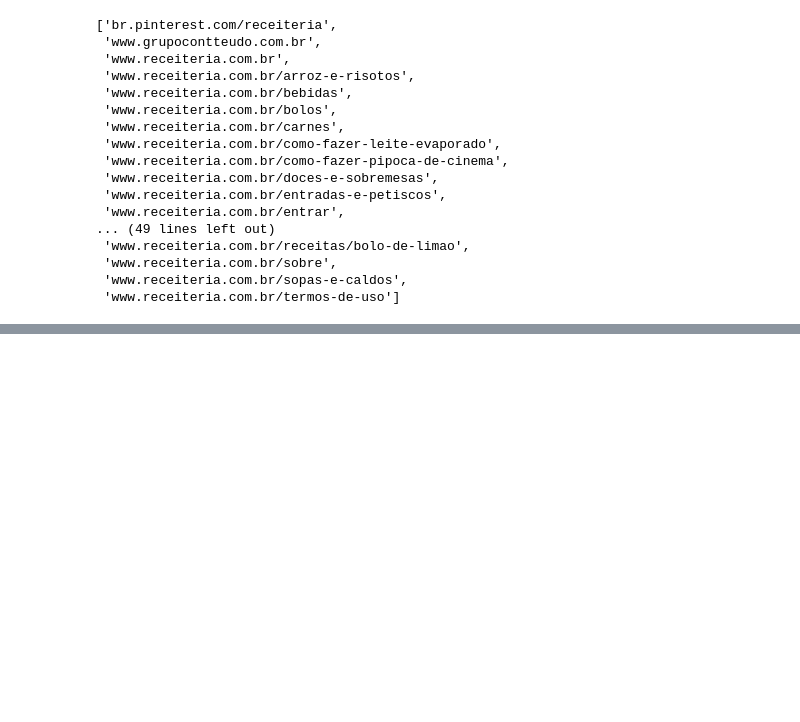
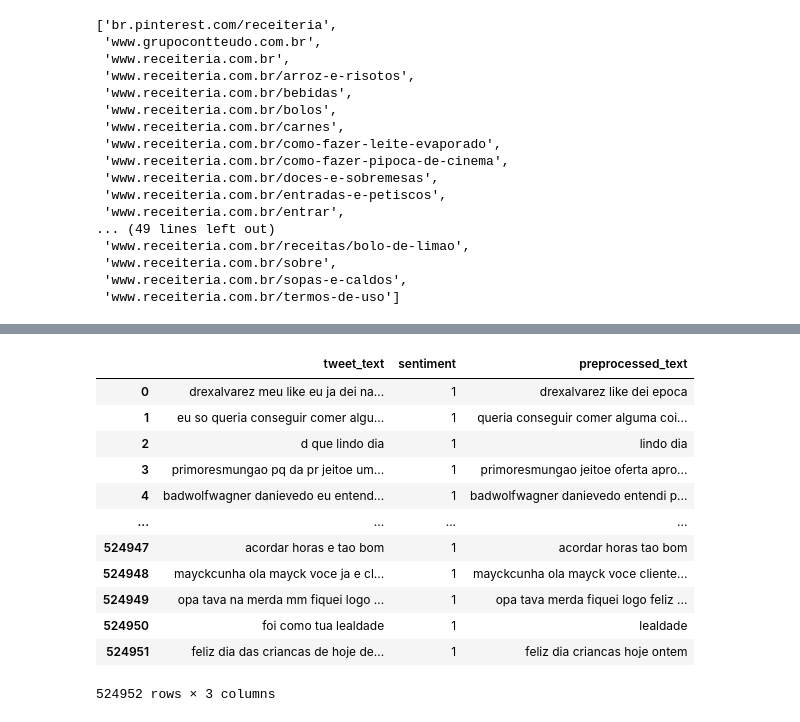
Before and after one commit to delattre1/nlp-chatbot, a Jupyter notebook: src/dev-notebook.ipynb, the cells around one changed output, grey strips where cells are left out. Cells and saved outputs as stored; diff of their text form; code cells hidden in the pictures; blank space fills up the shorter version.

```diff
--- a/src/dev-notebook.ipynb
+++ b/src/dev-notebook.ipynb
@@ -272,0 +494,17 @@ search_words(list_words=['carne'], rev_index=reverse_index, n=5)
+# %%
+balanced_df = balance_classes(preprocessed_df, 'sentiment').reset_index(drop=True)
+balanced_df
+# %% [output]
+|  | tweet_text | sentiment | preprocessed_text |
+| 0 | drexalvarez meu like eu ja dei na... | 1 | drexalvarez like dei epoca |
+| 1 | eu so queria conseguir comer algu... | 1 | queria conseguir comer alguma coi... |
+| 2 | d que lindo dia | 1 | lindo dia |
+| 3 | primoresmungao pq da pr jeitoe um... | 1 | primoresmungao jeitoe oferta apro... |
+| 4 | badwolfwagner danievedo eu entend... | 1 | badwolfwagner danievedo entendi p... |
+| ... | ... | ... | ... |
+| 524947 | acordar horas e tao bom | 1 | acordar horas tao bom |
+| 524948 | mayckcunha ola mayck voce ja e cl... | 1 | mayckcunha ola mayck voce cliente... |
+| 524949 | opa tava na merda mm fiquei logo ... | 1 | opa tava merda fiquei logo feliz ... |
+| 524950 | foi como tua lealdade | 1 | lealdade |
+| 524951 | feliz dia das criancas de hoje de... | 1 | feliz dia criancas hoje ontem |
+524952 rows × 3 columns
```
Also changed, not shown: parts of 58 cells of this notebook.
